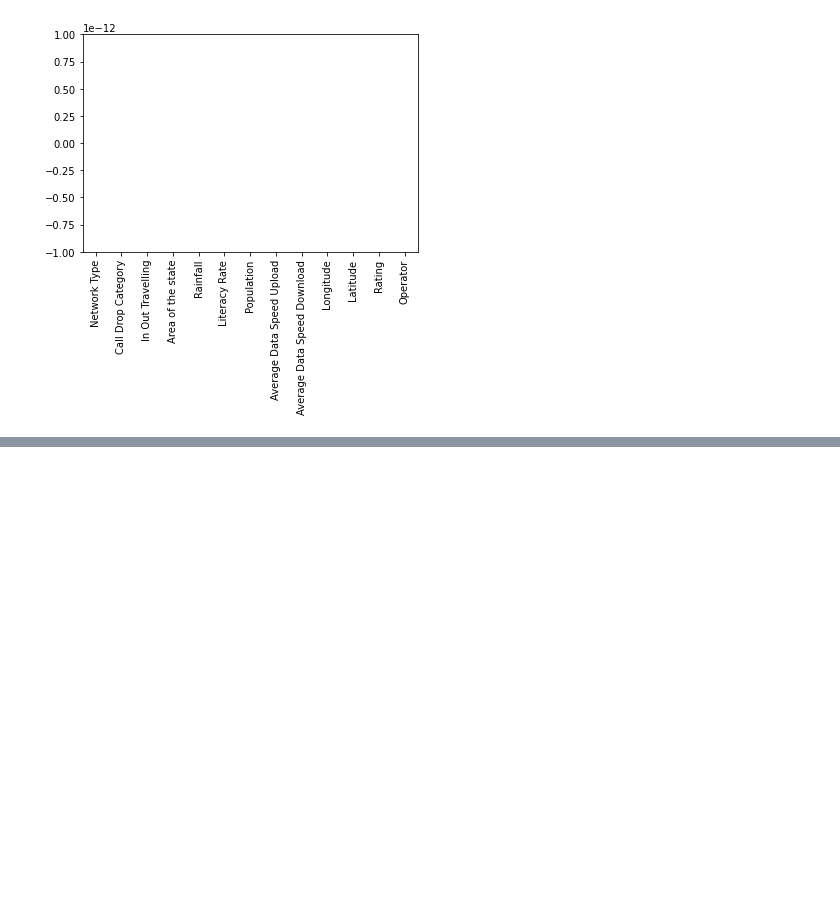
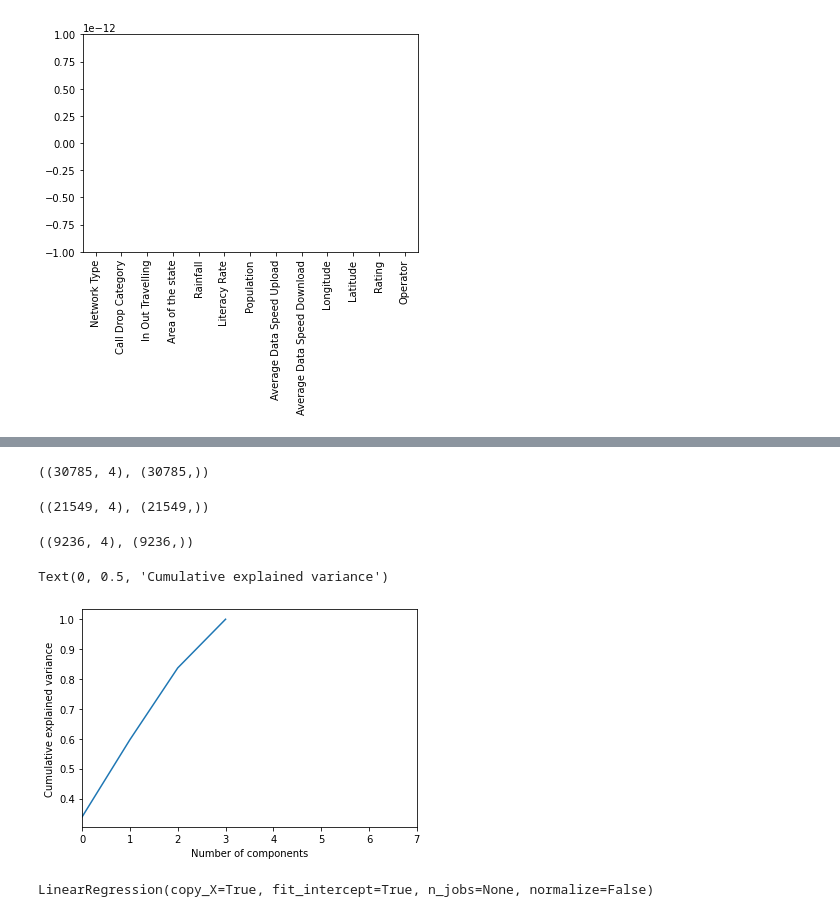
Before and after one commit to llohar/Project_6, a Jupyter notebook: Project6_soln.ipynb, the cells around one changed output, grey strips where cells are left out. Cells and saved outputs as stored; diff of their text form; code cells hidden in the pictures; blank space fills up the shorter version.

```diff
--- a/Project6_soln.ipynb
+++ b/Project6_soln.ipynb
@@ -395,0 +422,30 @@ dtype: int64
+# %%
+y=data['Average Data Speed Download']
+x=data[['Operator','Network Type','Latitude','Longitude']]
+# %%
+x.shape,y.shape
+# %% [output]
+((30785, 4), (30785,))
+# %%
+X_train, X_test, y_train, y_test = train_test_split(x, y, test_size=0.3, random_state=0)
+# %%
+X_train.shape, y_train.shape
+# %% [output]
+((21549, 4), (21549,))
+# %%
+X_test.shape, y_test.shape
+# %% [output]
+((9236, 4), (9236,))
+# %%
+X_train=np.asarray(X_train)
+X_std=StandardScaler().fit_transform(X_train)
+# %%
+from sklearn.decomposition import PCA
+pca = PCA().fit(X_std)
+plt.plot(np.cumsum(pca.explained_variance_ratio_))
+plt.xlim(0,7,1)
+plt.xlabel('Number of components')
+plt.ylabel('Cumulative explained variance')
+# %% [output]
+Text(0, 0.5, 'Cumulative explained variance')
+[figure, added]
@@ -395,0 +465,5 @@ dtype: int64
+# %%
+model = LinearRegression()
+model.fit(X_train,y_train)
+# %% [output]
+LinearRegression(copy_X=True, fit_intercept=True, n_jobs=None, normalize=False)
```
Also changed, not shown: parts of 21 cells of this notebook.
